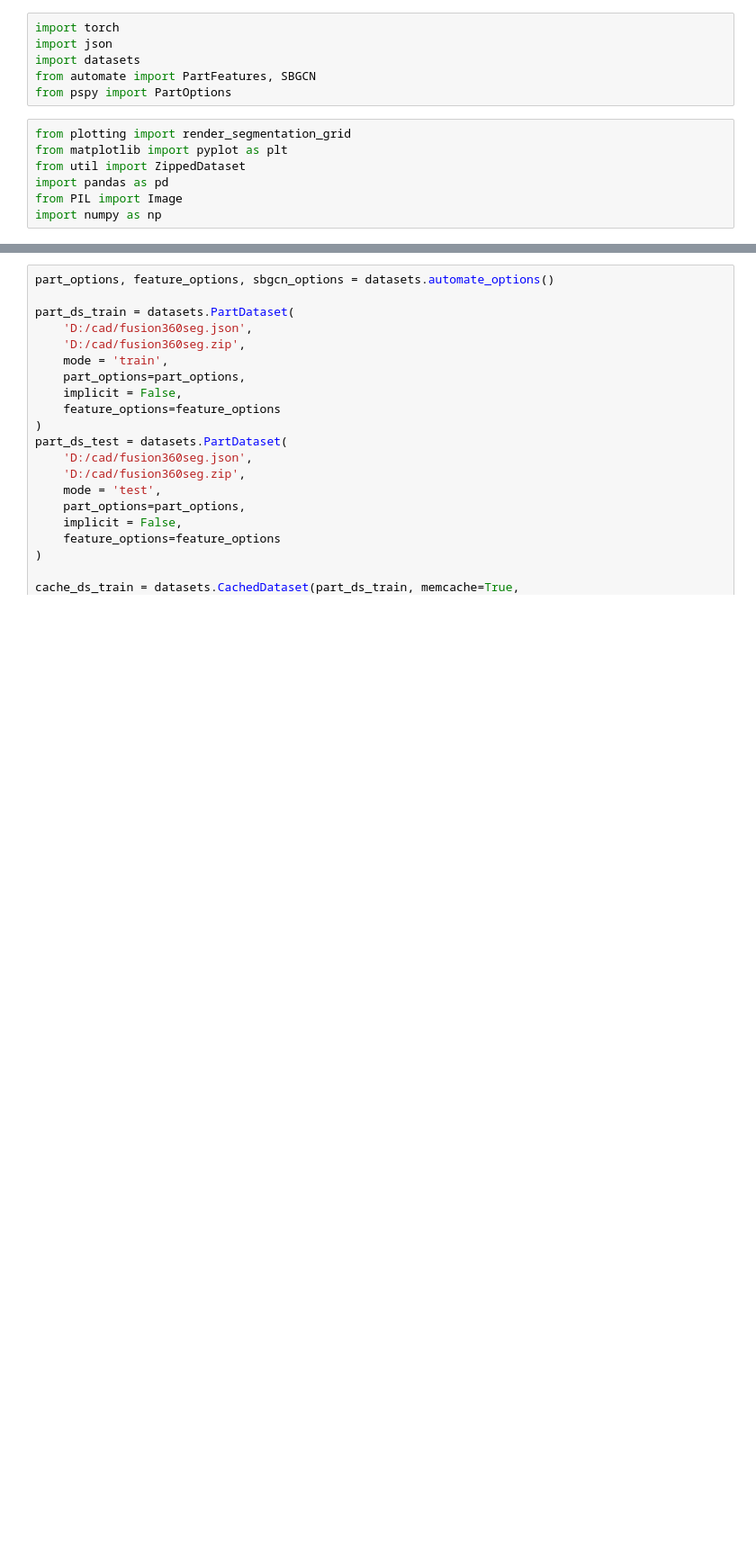
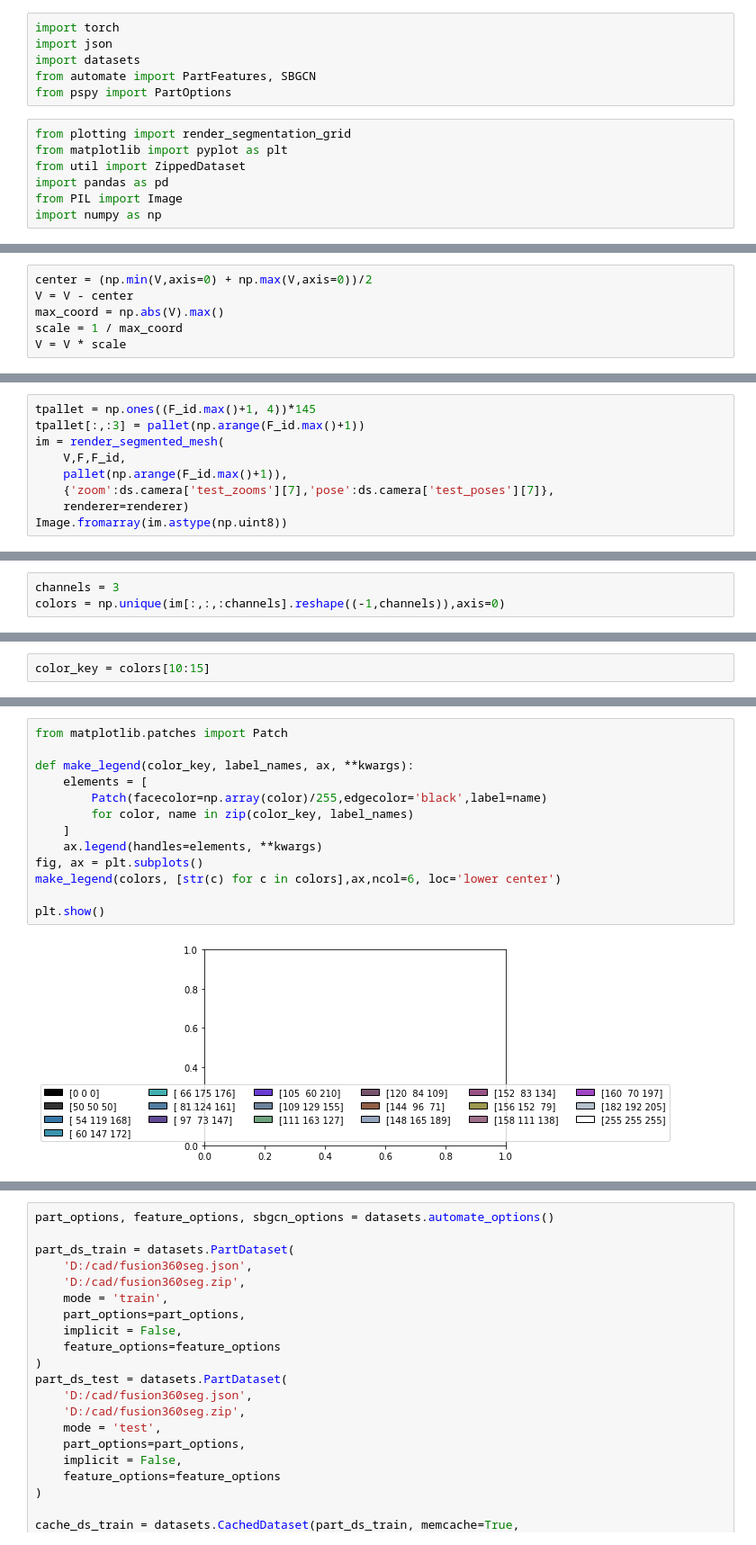
Before and after one commit to deGravity/automatetest, a Jupyter notebook: transfer_learning/scratch.ipynb, the cells around one changed output, grey strips where cells are left out. Shown at 90% size. Saved outputs shown, nothing was run; the diff lists cells and outputs as text; blank space fills up the shorter version.

```diff
--- a/transfer_learning/scratch.ipynb
+++ b/transfer_learning/scratch.ipynb
@@ -13,0 +144,6 @@ import numpy as np
+# %%
+center = (np.min(V,axis=0) + np.max(V,axis=0))/2
+V = V - center
+max_coord = np.abs(V).max()
+scale = 1 / max_coord
+V = V * scale
@@ -13,0 +195,9 @@ import numpy as np
+# %%
+tpallet = np.ones((F_id.max()+1, 4))*145
+tpallet[:,:3] = pallet(np.arange(F_id.max()+1))
+im = render_segmented_mesh(
+    V,F,F_id,
+    pallet(np.arange(F_id.max()+1)),
+    {'zoom':ds.camera['test_zooms'][7],'pose':ds.camera['test_poses'][7]},
+    renderer=renderer)
+Image.fromarray(im.astype(np.uint8))
@@ -13,0 +208,3 @@ import numpy as np
+# %%
+channels = 3
+colors = np.unique(im[:,:,:channels].reshape((-1,channels)),axis=0)
@@ -13,0 +224,2 @@ import numpy as np
+# %%
+color_key = colors[10:15]
@@ -29,0 +259,15 @@ import numpy as np
+# %%
+from matplotlib.patches import Patch
+
+def make_legend(color_key, label_names, ax, **kwargs):
+    elements = [
+        Patch(facecolor=np.array(color)/255,edgecolor='black',label=name)
+        for color, name in zip(color_key, label_names)
+    ]
+    ax.legend(handles=elements, **kwargs)
+fig, ax = plt.subplots()
+make_legend(colors, [str(c) for c in colors],ax,ncol=6, loc='lower center')
+
+plt.show()
+# %% [output]
+[figure, added]
```
Also changed, not shown: parts of 43 cells of this notebook, 2 other files.
